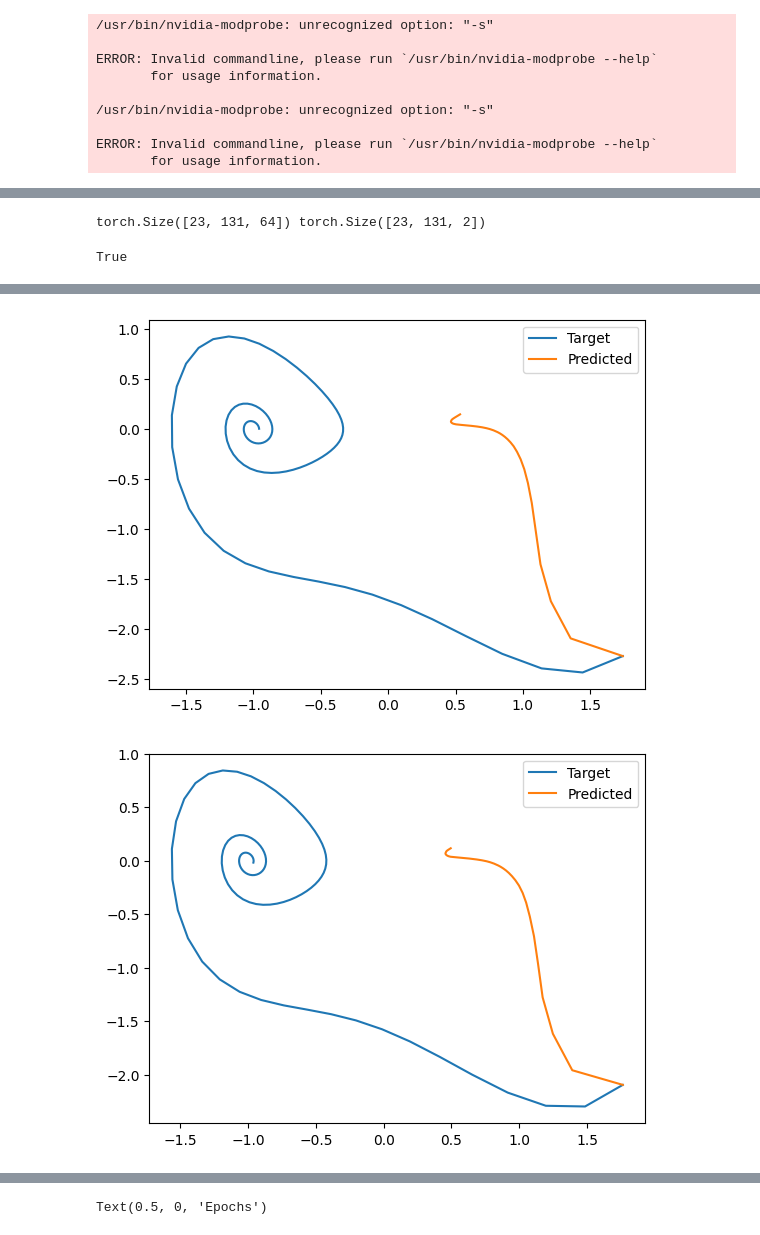
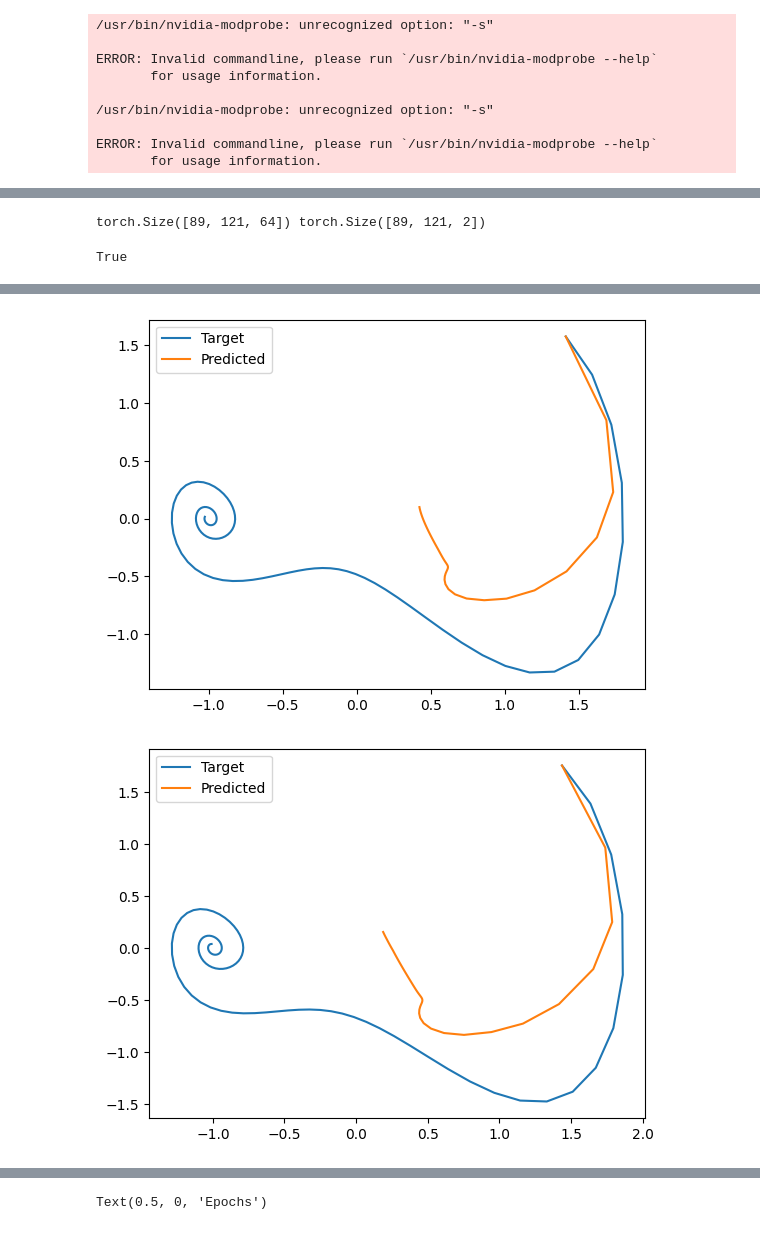
Before and after one commit to RigasLab/MZ-AE, a Jupyter notebook: eval_model_notebook.ipynb, the cells around one changed output, grey strips where cells are left out. Cells and saved outputs as stored; diff of their text form; code cells hidden in the pictures.

```diff
--- a/eval_model_notebook.ipynb
+++ b/eval_model_notebook.ipynb
@@ -9,7 +9,7 @@ import pandas as pd
 # %%
 torch.cuda.empty_cache()
 exp_dir   = "Trained_Models"  #Experiment Directory
-exp_name  = "sl64_nhu40_numobs64_bs16_test_koopman_matrix"             #One of the experiment names
+exp_name  = "sl64_nhu40_numobs64_bs16_lrtest1e-3"             #One of the experiment names
 
 eval_mza = Eval_MZA(exp_dir, exp_name)
 # %% [output]
@@ -30,9 +33,10 @@ EmptyDataError: No columns to parse from file
 # %%
-epoch_num = 0
+epoch_num = 90
 eval_mza.load_weights(epoch_num)
 # %%
 eval_mza.train_size = 0.95
-eval_mza.create_dataset(mode = "Test")
+eval_mza.load_and_preproc_data()
+eval_mza.create_dataset(mode = "Train")
 # del eval_mza.lp_data
 # torch.cuda.empty_cache()
 # del eval_mza.train_dataset
@@ -64,18 +70,18 @@ Text(0, 0.5, 'MSE')
 # %%
 #multistep prediction
-timesteps = 130
+timesteps = 120
 initial_conditions = Phi_nn[:,0].to(eval_mza.device)
 x_hat, Phi_hat = eval_mza.predict_multistep(initial_conditions, timesteps)
 
 print(x_hat.shape, Phi_hat.shape)
 # %% [output]
-torch.Size([23, 131, 64]) torch.Size([23, 131, 2])
+torch.Size([89, 121, 64]) torch.Size([89, 121, 2])
 # %%
 eval_mza.deactivate_seqmodel
 # %% [output]
 True
 # %%
-for i in range (5):
+for i in range (11):
     plt.figure()
     plt.plot(Phi_nn.cpu().numpy()[i,:,0], Phi_nn.cpu().numpy()[i,:,1], '-', label = "Target")
     plt.plot(Phi_hat.cpu().numpy()[i,:,0], Phi_hat.cpu().numpy()[i,:,1], '-', label = "Predicted")
@@ -87,2 +93,2 @@ for i in range (5):
-[figure, old version]
+[figure, new version]
-[figure, old version]
+[figure, new version]
```
Also changed, not shown: parts of 4 cells of this notebook, 10 other files.
